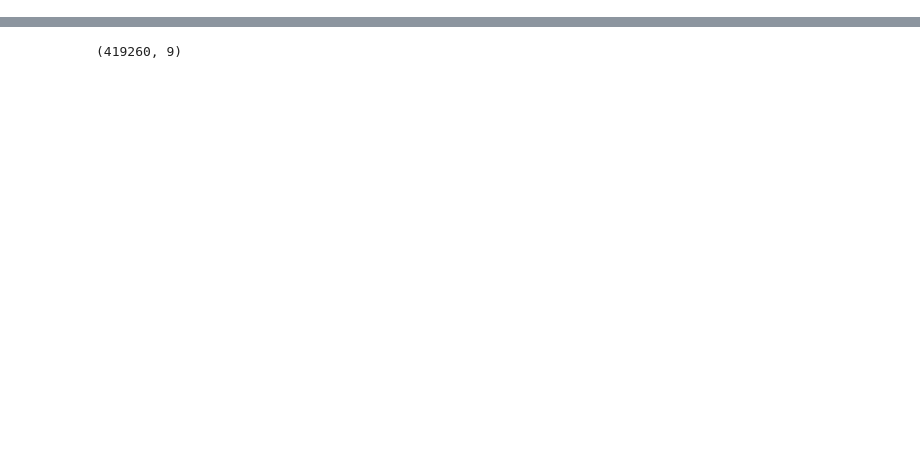
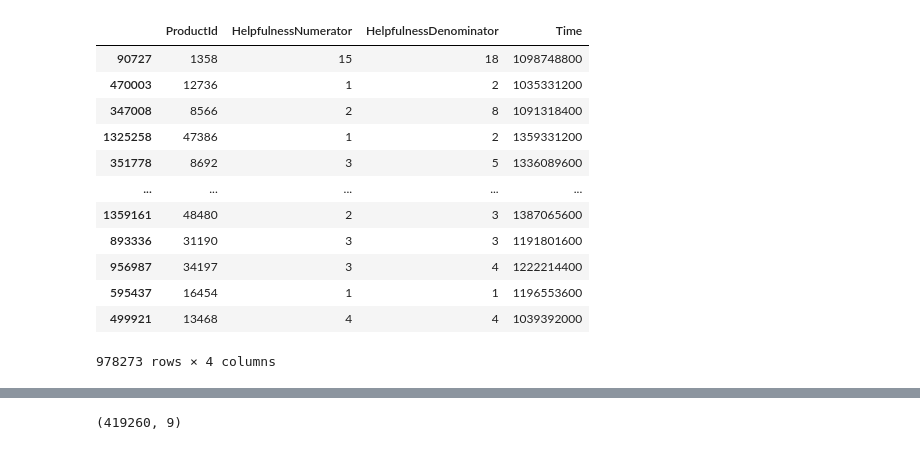
Before and after one commit to gabeklavans/CS506-Fall2020, a Jupyter notebook: 08-midterm/midterm.ipynb, the cells around one changed output, grey strips where cells are left out. Saved outputs shown, nothing was run; the diff lists cells and outputs as text; code cells hidden in the pictures; blank space fills up the shorter version.

```diff
--- a/08-midterm/midterm.ipynb
+++ b/08-midterm/midterm.ipynb
@@ -45,3 +53,24 @@ x_train_features
+# %%
+le = LabelEncoder()
 # %%
 predictionSet = pd.read_csv("./data/prediction.csv")
-x_predict = predictionSet.drop(columns=['Id', 'ProductId', 'UserId', 'Text', 'Summary', 'Score'])
+x_predict = predictionSet.drop(columns=['Id', 'UserId', 'Text', 'Summary', 'Score'])
+# %%
+x_train_features['ProductId'] = le.fit_transform(pd.DataFrame(x_train_features['ProductId']))
+x_test_features['ProductId'] = le.fit_transform(pd.DataFrame(x_test_features['ProductId']))
+x_predict['ProductId'] = le.fit_transform(pd.DataFrame(x_predict['ProductId']))
+x_train_features
+# %% [output]
+|  | ProductId | HelpfulnessNumerator | HelpfulnessDenominator | Time |
+| 90727 | 1358 | 15 | 18 | 1098748800 |
+| 470003 | 12736 | 1 | 2 | 1035331200 |
+| 347008 | 8566 | 2 | 8 | 1091318400 |
+| 1325258 | 47386 | 1 | 2 | 1359331200 |
+| 351778 | 8692 | 3 | 5 | 1336089600 |
+| ... | ... | ... | ... | ... |
+| 1359161 | 48480 | 2 | 3 | 1387065600 |
+| 893336 | 31190 | 3 | 3 | 1191801600 |
+| 956987 | 34197 | 3 | 4 | 1222214400 |
+| 595437 | 16454 | 1 | 1 | 1196553600 |
+| 499921 | 13468 | 4 | 4 | 1039392000 |
+978273 rows × 4 columns
```
Also changed, not shown: parts of 5 cells of this notebook, 8 other files.
